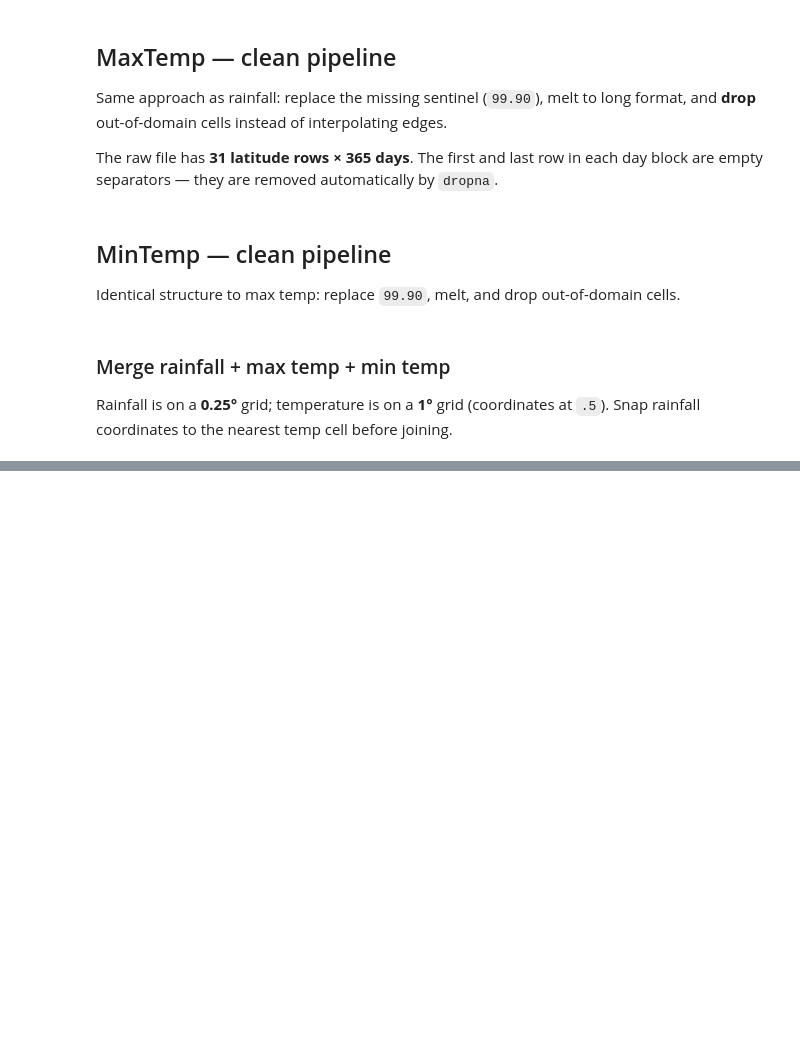
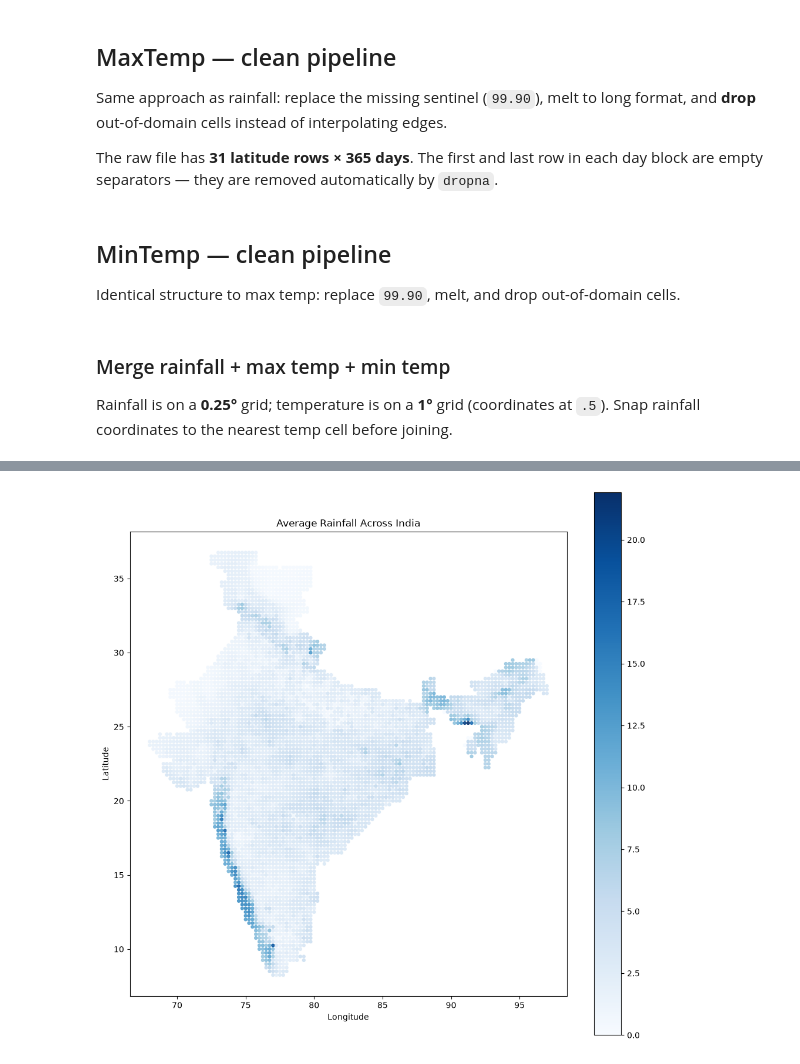
Before and after one commit to manigaurav221/Project_MANGO_Climate_Twin, a Jupyter notebook: notebooks/01_preprocess.ipynb, the cells around one changed output, grey strips where cells are left out. Saved outputs shown, nothing was run; the diff lists cells and outputs as text; code cells hidden in the pictures; blank space fills up the shorter version.

```diff
--- a/notebooks/01_preprocess.ipynb
+++ b/notebooks/01_preprocess.ipynb
@@ -1759,0 +1879,36 @@ print("Saved climate_merged.csv")
+# %%
+
+
+avg_rain = (
+    df.groupby(["latitude", "longitude"])["rainfall"]
+    .mean()
+    .reset_index()
+)
+
+gdf = gpd.GeoDataFrame(
+    avg_rain,
+    geometry=gpd.points_from_xy(
+        avg_rain.longitude,
+        avg_rain.latitude
+    ),
+    crs="EPSG:4326"
+)
+
+fig, ax = plt.subplots(figsize=(12,12))
+
+gdf.plot(
+    ax=ax,
+    column="rainfall",
+    cmap="Blues",
+    markersize=12,
+    alpha=0.9,
+    legend=True
+)
+
+ax.set_title("Average Rainfall Across India")
+ax.set_xlabel("Longitude")
+ax.set_ylabel("Latitude")
+
+plt.show()
+# %% [output]
+[figure, added]
```
Also changed, not shown: parts of 20 cells of this notebook, 9 other files.
